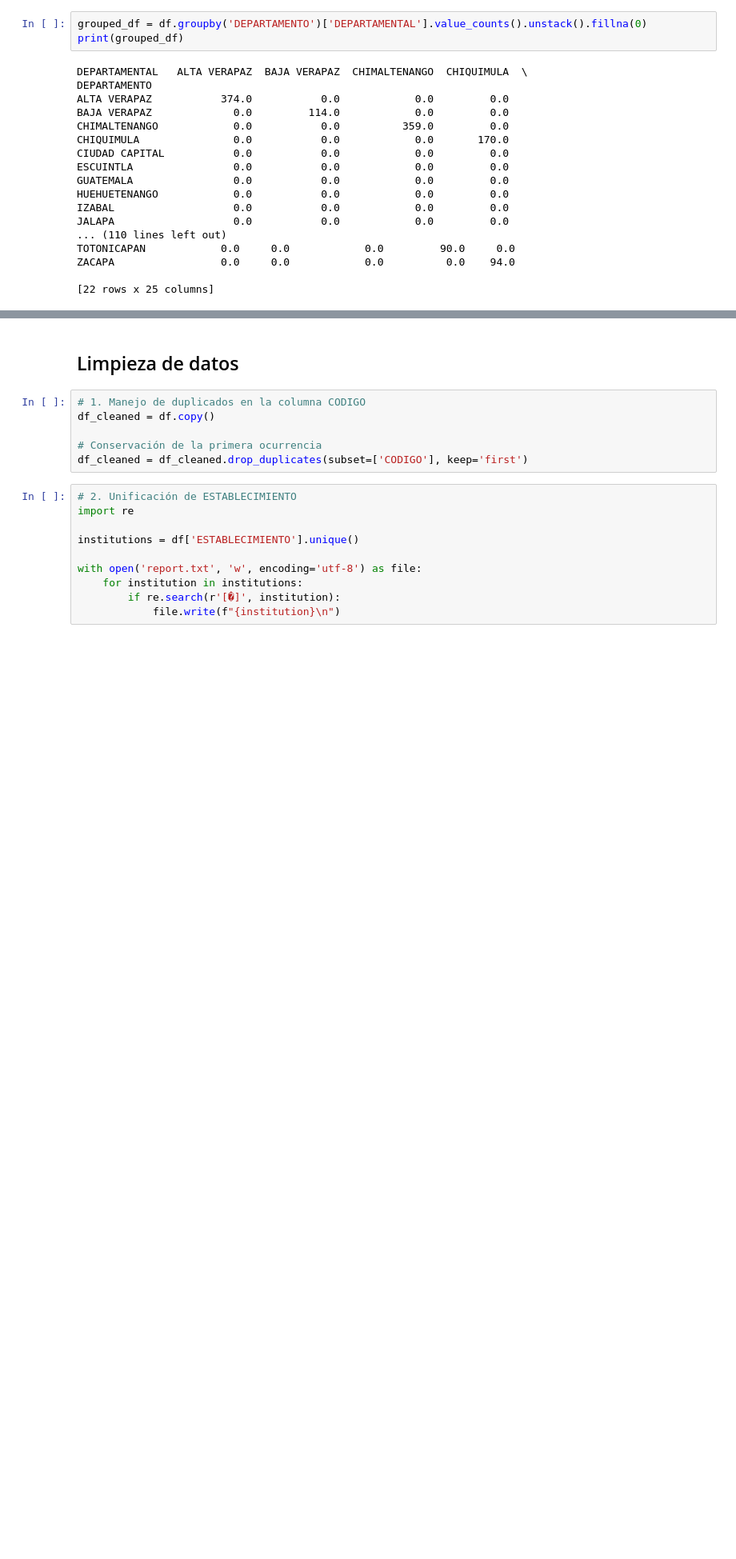
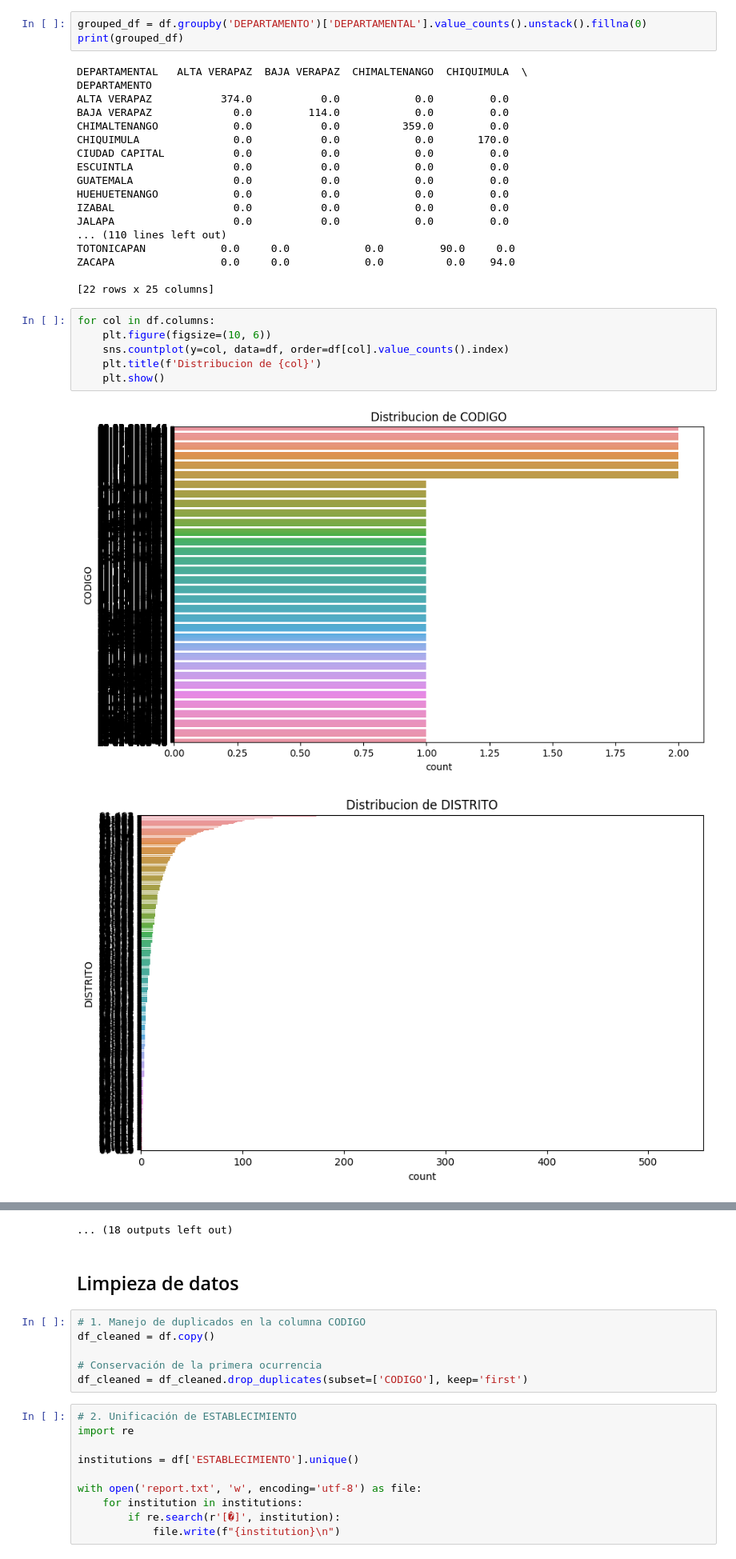
Before and after one commit to MelissaPerez09/Proyecto01-CC3084, a Jupyter notebook: proyecto1.ipynb, the cells around one changed output, grey strips where cells are left out. Shown at 80% size. Cells and saved outputs as stored; diff of their text form; blank space fills up the shorter version.

Commit message:
Graficos para columnas de datos crudos

```diff
--- a/proyecto1.ipynb
+++ b/proyecto1.ipynb
@@ -207,3 +222,12 @@ TOTONICAPAN            0.0     0.0            0.0         90.0     0.0
 ZACAPA                 0.0     0.0            0.0          0.0    94.0
 
 [22 rows x 25 columns]
+# %%
+for col in df.columns:
+    plt.figure(figsize=(10, 6))
+    sns.countplot(y=col, data=df, order=df[col].value_counts().index)
+    plt.title(f'Distribucion de {col}')
+    plt.show()
+# %% [output]
+[figure, added]
+[figure, added]
@@ -210,3 +244,4 @@ ZACAPA                 0.0     0.0            0.0          0.0    94.0
+... (18 outputs left out)
 # %% [markdown]
 ## Limpieza de datos
 # %%
```
Also changed, not shown: parts of 4 cells of this notebook.
